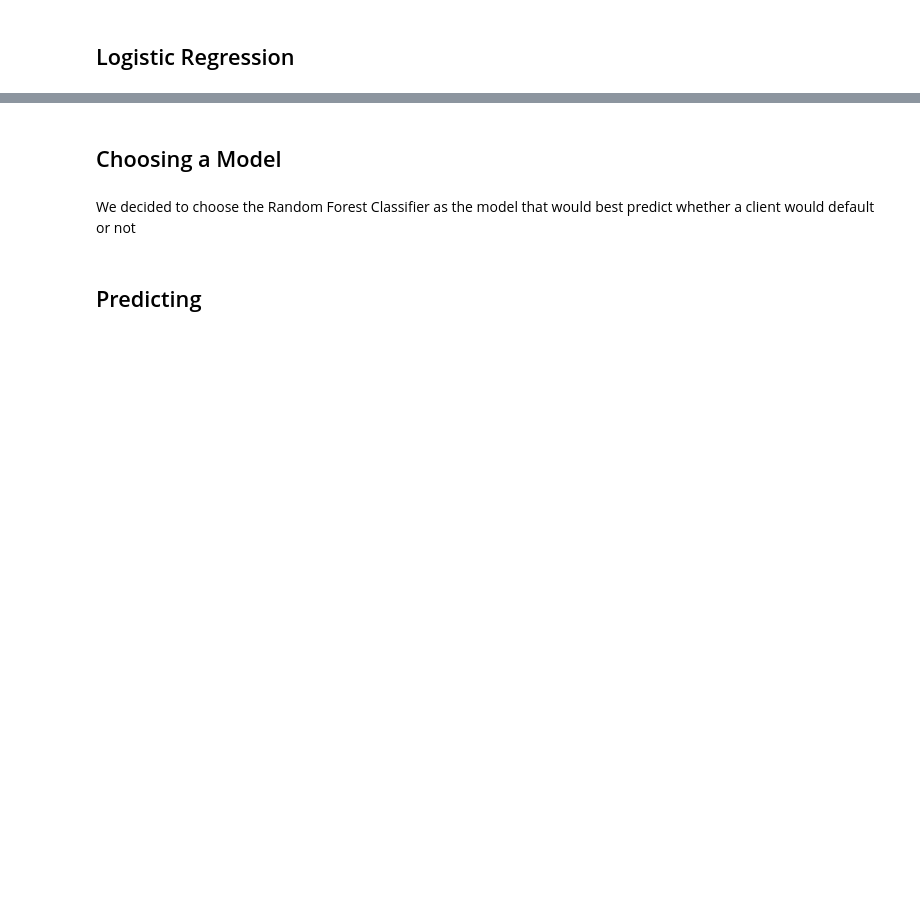
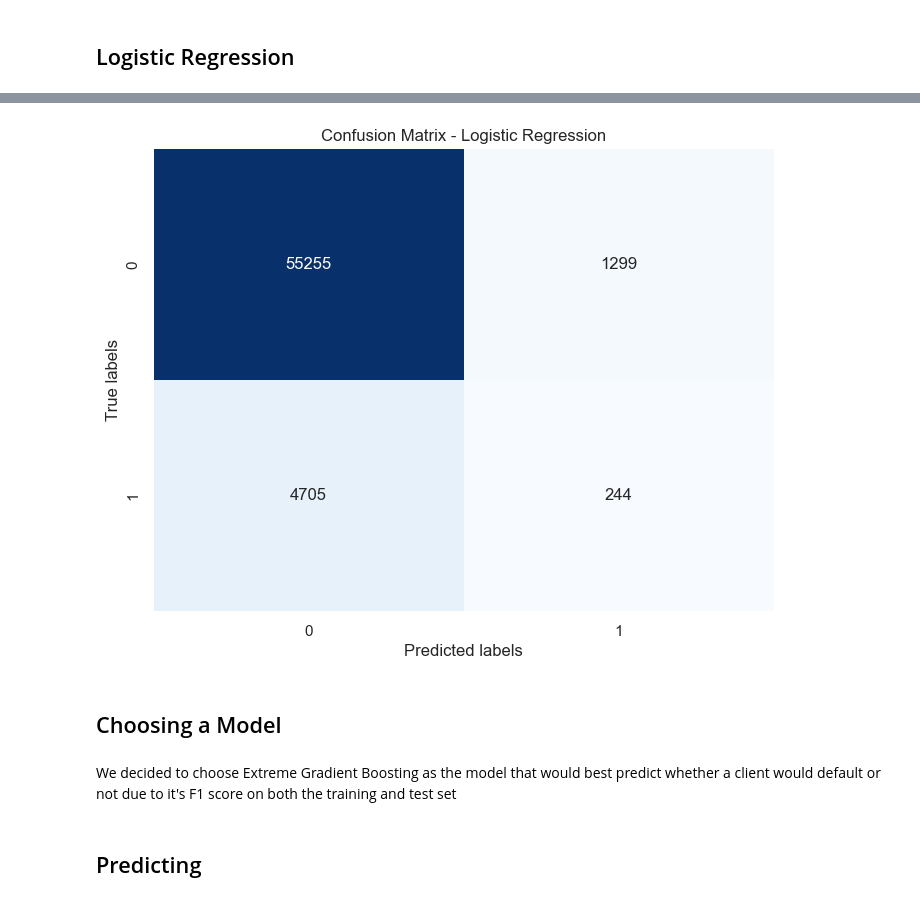
Before and after one commit to bradyduncan/credit-loan-worthiness, a Jupyter notebook: Loan Credit Worthiness Project_LK_v2.ipynb, the cells around one changed output, grey strips where cells are left out. Saved outputs shown, nothing was run; the diff lists cells and outputs as text; code cells hidden in the pictures; blank space fills up the shorter version.

```diff
--- a/Loan Credit Worthiness Project_LK_v2.ipynb
+++ b/Loan Credit Worthiness Project_LK_v2.ipynb
@@ -306,19 +326,21 @@ print(f'Test F1 Score: {test_f1:.4f}')
 # %%
 # y prediction values
 y_pred_lr=(xgb_clf.predict(X_test))
 
 # create and plot confusion matrix
 cm = confusion_matrix(y_test, y_pred_lr)
 plt.figure(figsize=(8, 6))
 sns.heatmap(cm, annot=True, fmt="d", cmap="Blues", cbar=False)
 plt.xlabel("Predicted labels")
 plt.ylabel("True labels")
-plt.title("Confusion Matrix - Extreme Gradient Boosting Classifier")
+plt.title("Confusion Matrix - Logistic Regression")
 plt.show()
+# %% [output]
+[figure, added]
 # %% [markdown]
 ## Choosing a Model
 # %% [markdown]
-We decided to choose the Random Forest Classifier as the model that would best predict whether a client would default or not
+We decided to choose Extreme Gradient Boosting as the model that would best predict whether a client would default or not due to it's F1 score on both the training and test set
 # %% [markdown]
 ## Predicting
 # %% [markdown]
```
Also changed, not shown: parts of 38 cells of this notebook.
